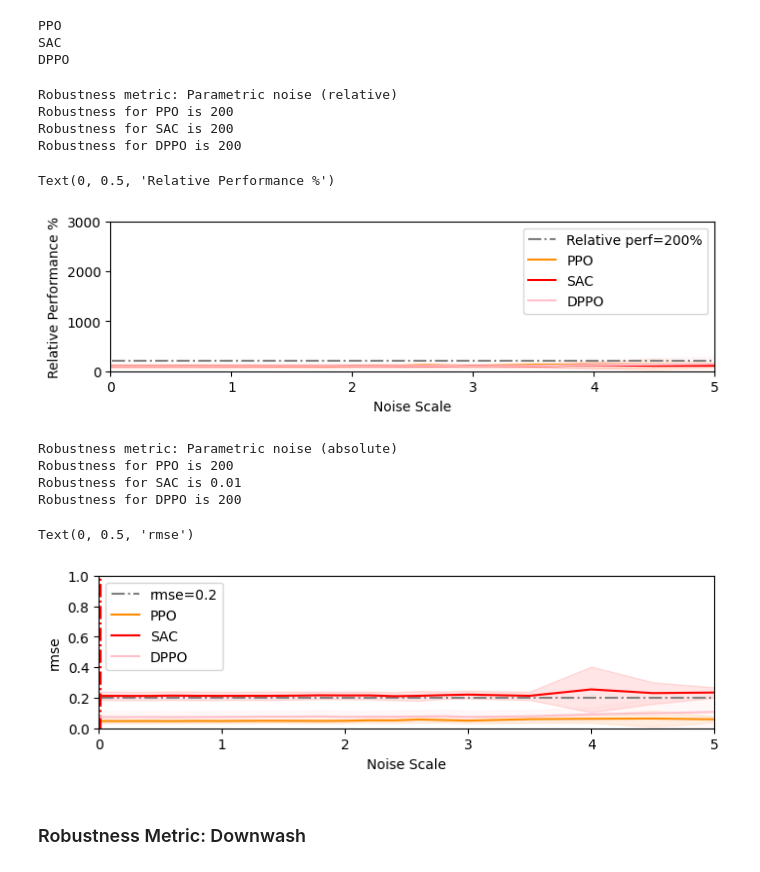
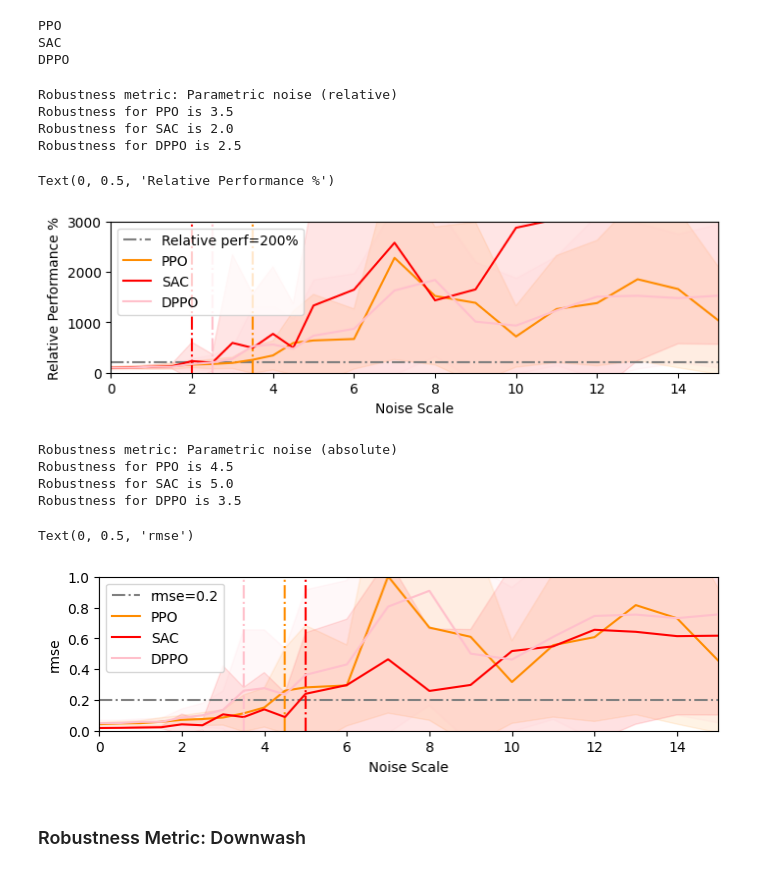
Before and after one commit to middleyuan/safe-control-gym, a Jupyter notebook: examples/rl/data_analysis.ipynb, the cells around one changed output. Drawn from its saved outputs; the diff is of its cells as text; code cells hidden in the pictures.

```diff
--- a/examples/rl/data_analysis.ipynb
+++ b/examples/rl/data_analysis.ipynb
@@ -66,8 +66,8 @@ data_dir0 = "/home/savvyfox/Misc/lsy_workstation_02/Projects/scg-exp/examples/rl
 data_dir2 = "/home/savvyfox/Misc/lsy_workstation_06/Projects/scg-exp/examples/rl/Results/final3"
 data_dir4 = "/home/savvyfox/Misc/lsy_workstation_06/Projects/scg-exp/examples/rl/Results/Final_July"
 data_dir5 = "/home/savvyfox/Misc/lsy_workstation_02/Projects/scg-exp/examples/rl/Results/fina_test"
-data_dir6 = "/home/savvyfox/Projects/Data/Benchmark_August"
-exp_name = "robustness_pm"
+data_dir6 = "/home/savvyfox/Projects/Data/Benchmark_August2"
+exp_name = "generalization"
 data_paths = {
     "PPO": data_dir6 + "/" + exp_name + "/quadrotor_2D_attitude_ppo_data",
     "SAC": data_dir6 + "/" + exp_name + "/quadrotor_2D_attitude_sac_data",
@@ -498,8 +499,8 @@ log("\n")
 ### Parametric noise
 # %%
 metric = defaultdict(lambda: defaultdict(lambda: {'rmse': [], 'rmse_std': [], 'success': []}))
-noise_scale = [0.01, 0.02, 0.05, 0.1, 0.2, 0.4, 0.6, 0.8, 1.0, 1.2, 1.4, 1.6, 1.8, 2.0, 2.2, 2.4, 2.6, 2.8, 3.0, 3.5, 4.0, 4.5, 5.0]
-# noise_scale = [0, 0.05, 0.1, 0.5, 1.0, 1.5, 2.0, 2.5, 3.0, 3.5, 4.0, 4.5, 5.0, 6.0, 7.0, 8.0, 9.0, 10.0, 11.0, 12.0, 13.0, 14.0, 15.0]
+# noise_scale = [0.01, 0.02, 0.05, 0.1, 0.2, 0.4, 0.6, 0.8, 1.0, 1.2, 1.4, 1.6, 1.8, 2.0, 2.2, 2.4, 2.6, 2.8, 3.0, 3.5, 4.0, 4.5, 5.0]
+noise_scale = [0, 0.05, 0.1, 0.5, 1.0, 1.5, 2.0, 2.5, 3.0, 3.5, 4.0, 4.5, 5.0, 6.0, 7.0, 8.0, 9.0, 10.0, 11.0, 12.0, 13.0, 14.0, 15.0]
 for method in data_paths.keys():
     print(method)
     for seed in seeds:
@@ -525,38 +526,38 @@ for method in metric.keys():
     for k, ns in enumerate(noise_scale):
         data = np.array(metric[method][ns]['rmse'])
         temp.append(data.mean())
         tempstd.append(data.std())
         temp_std1.append(data.mean() - 1*data.std())
         temp_std2.append(data.mean() + 1*data.std())
         if perf0 is None:
             perf0 = data.mean()
         if data.mean()*100/perf0 > threshold and traj_success_till > ns:
             traj_success_till = ns
 
     temp = np.array(temp)
     tempstd = np.array(tempstd)
     temp_std1, temp_std2 = np.array(temp_std1), np.array(temp_std2)
     log(f"Robustness for {method} is {traj_success_till}")
 
     plt.plot(noise_scale, temp*100/temp[0], color=plot_colors[method], label=method)
     plt.fill_between(noise_scale, temp_std1*100/temp[0], temp_std2*100/temp[0], color=plot_colors[method], alpha=0.1)
     plt.axvline(x=traj_success_till, linestyle='-.', color=plot_colors[method])
     # plt.fill_between([traj_success_till, 100], [1, 1], color='r', alpha=0.25, label=method)
 
 plt.legend()
 plt.ylim(0,3000)
-plt.xlim(0,5)
+plt.xlim(0,15)
 plt.xlabel("Noise Scale")
 plt.ylabel("Relative Performance %")
 # plt.title("TD3 for Quadrotor 2D")
 # plt.savefig("robustness_pm_rl.pdf",bbox_inches="tight", pad_inches=0.1)
 # %% [output]
 Robustness metric: Parametric noise (relative)
-Robustness for PPO is 200
-Robustness for SAC is 200
-Robustness for DPPO is 200
+Robustness for PPO is 3.5
+Robustness for SAC is 2.0
+Robustness for DPPO is 2.5
 Text(0, 0.5, 'Relative Performance %')
-[figure, old version]
+[figure, new version]
 # %%
 threshold = 0.2
 log("Robustness metric: Parametric noise (absolute)")
@@ -586,18 +587,18 @@ for method in metric.keys():
 
 plt.legend()
 plt.ylim(0,1.0)
-plt.xlim(0,5)
+plt.xlim(0,15)
 plt.xlabel("Noise Scale")
 plt.ylabel("rmse")
 # plt.title("TD3 for Quadrotor 2D")
 # plt.savefig("robustness_pm_rl.pdf",bbox_inches="tight", pad_inches=0.1)
 # %% [output]
 Robustness metric: Parametric noise (absolute)
-Robustness for PPO is 200
-Robustness for SAC is 0.01
-Robustness for DPPO is 200
+Robustness for PPO is 4.5
+Robustness for SAC is 5.0
+Robustness for DPPO is 3.5
 Text(0, 0.5, 'rmse')
-[figure, old version]
+[figure, new version]
 # %%
 log("\n")
 # %% [markdown]
```
Also changed, not shown: parts of 9 cells of this notebook, 5 other files.
